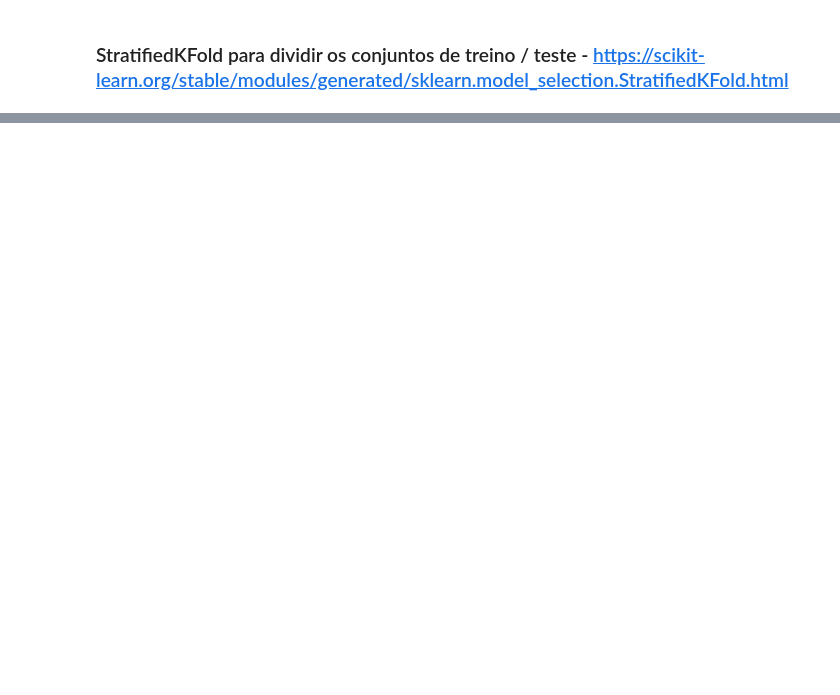
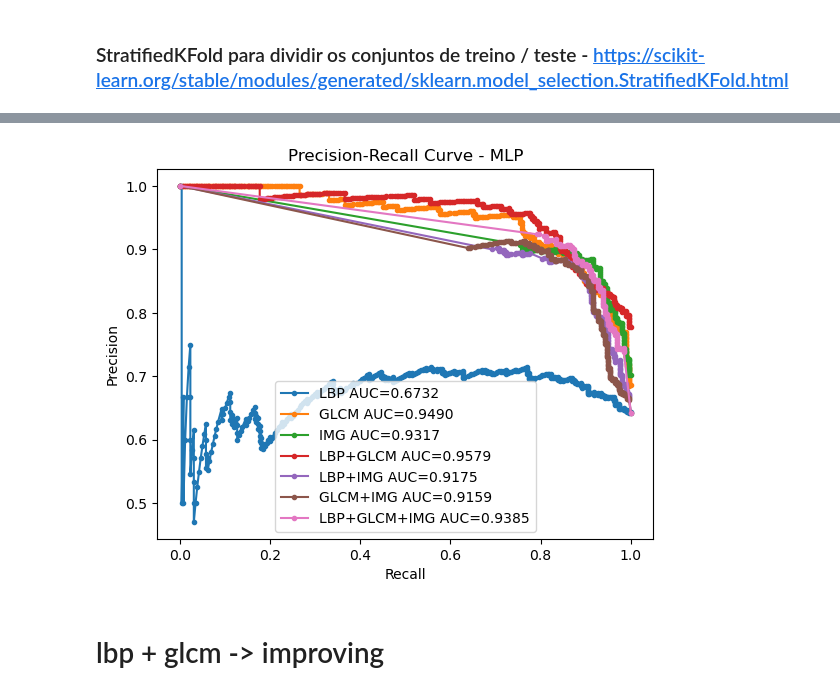
Before and after one commit to Bruno-Mascarenhas/topicos-visao-computacional-1, a Jupyter notebook: Roteiros/classifier.ipynb, the cells around one changed output, grey strips where cells are left out. Cells and saved outputs as stored; diff of their text form; code cells hidden in the pictures; blank space fills up the shorter version.

```diff
--- a/Roteiros/classifier.ipynb
+++ b/Roteiros/classifier.ipynb
@@ -110,0 +1010,25 @@ weighted avg       0.41      0.64      0.50       405
+# %%
+x_lbp_mlp, y_lbp_mlp, _ = precision_recall_curve(y_test, lbp_mlp_ans[:,1])
+x_glcm_mlp, y_glcm_mlp, _ = precision_recall_curve(y_test, glcm_mlp_ans[:,1])
+x_img_mlp, y_img_mlp, _ = precision_recall_curve(y_test, img_mlp_ans[:,1])
+x_lbp_glcm_mlp, y_lbp_glcm_mlp, _ = precision_recall_curve(y_test, lbp_glcm_mlp_ans[:,1])
+x_lbp_img_mlp, y_lbp_img_mlp, _ = precision_recall_curve(y_test, lbp_img_mlp_ans[:,1])
+x_glcm_img_mlp, y_glcm_img_mlp, _ = precision_recall_curve(y_test, glcm_img_mlp_ans[:,1])
+x_lbp_glcm_img_mlp, y_lbp_glcm_img_mlp, _ = precision_recall_curve(y_test, lbp_glcm_img_mlp_ans[:,1])
+# %%
+plt.plot(y_lbp_mlp, x_lbp_mlp, marker='.', label=f'LBP AUC={auc(y_lbp_mlp, x_lbp_mlp):.4f}')
+plt.plot(y_glcm_mlp, x_glcm_mlp, marker='.', label=f'GLCM AUC={auc(y_glcm_mlp, x_glcm_mlp):.4f}')
+plt.plot(y_img_mlp, x_img_mlp, marker='.', label=f'IMG AUC={auc(y_img_mlp, x_img_mlp):.4f}')
+plt.plot(y_lbp_glcm_mlp, x_lbp_glcm_mlp, marker='.', label=f'LBP+GLCM AUC={auc(y_lbp_glcm_mlp, x_lbp_glcm_mlp):.4f}')
+plt.plot(y_lbp_img_mlp, x_lbp_img_mlp, marker='.', label=f'LBP+IMG AUC={auc(y_lbp_img_mlp, x_lbp_img_mlp):.4f}')
+plt.plot(y_glcm_img_mlp, x_glcm_img_mlp, marker='.', label=f'GLCM+IMG AUC={auc(y_glcm_img_mlp, x_glcm_img_mlp):.4f}')
+plt.plot(y_lbp_glcm_img_mlp, x_lbp_glcm_img_mlp, marker='.', label=f'LBP+GLCM+IMG AUC={auc(y_lbp_glcm_img_mlp, x_lbp_glcm_img_mlp):.4f}')
+plt.xlabel('Recall')
+plt.ylabel('Precision')
+plt.title('Precision-Recall Curve - MLP')
+plt.legend()
+plt.show()
+# %% [output]
+[figure, added]
+# %% [markdown]
+# lbp + glcm -> improving
```
Also changed, not shown: parts of 161 cells of this notebook, 7 other files.
